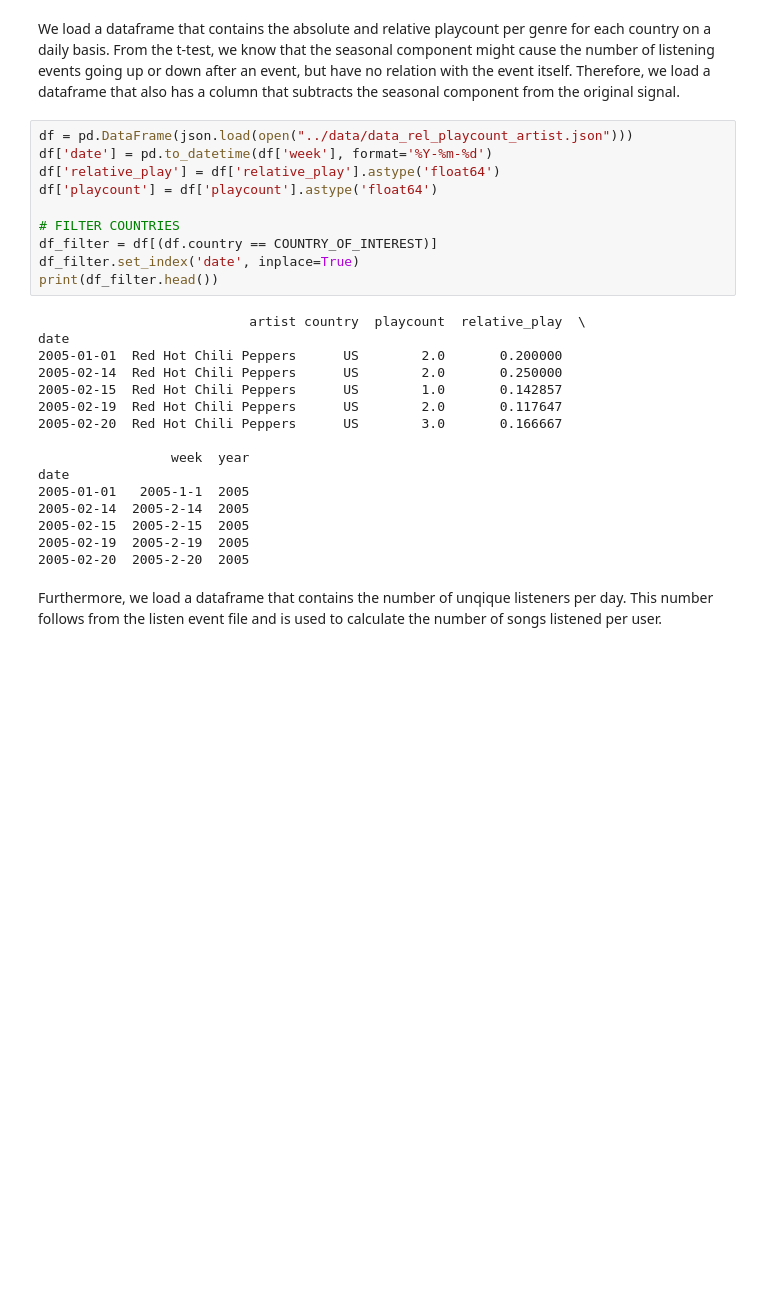
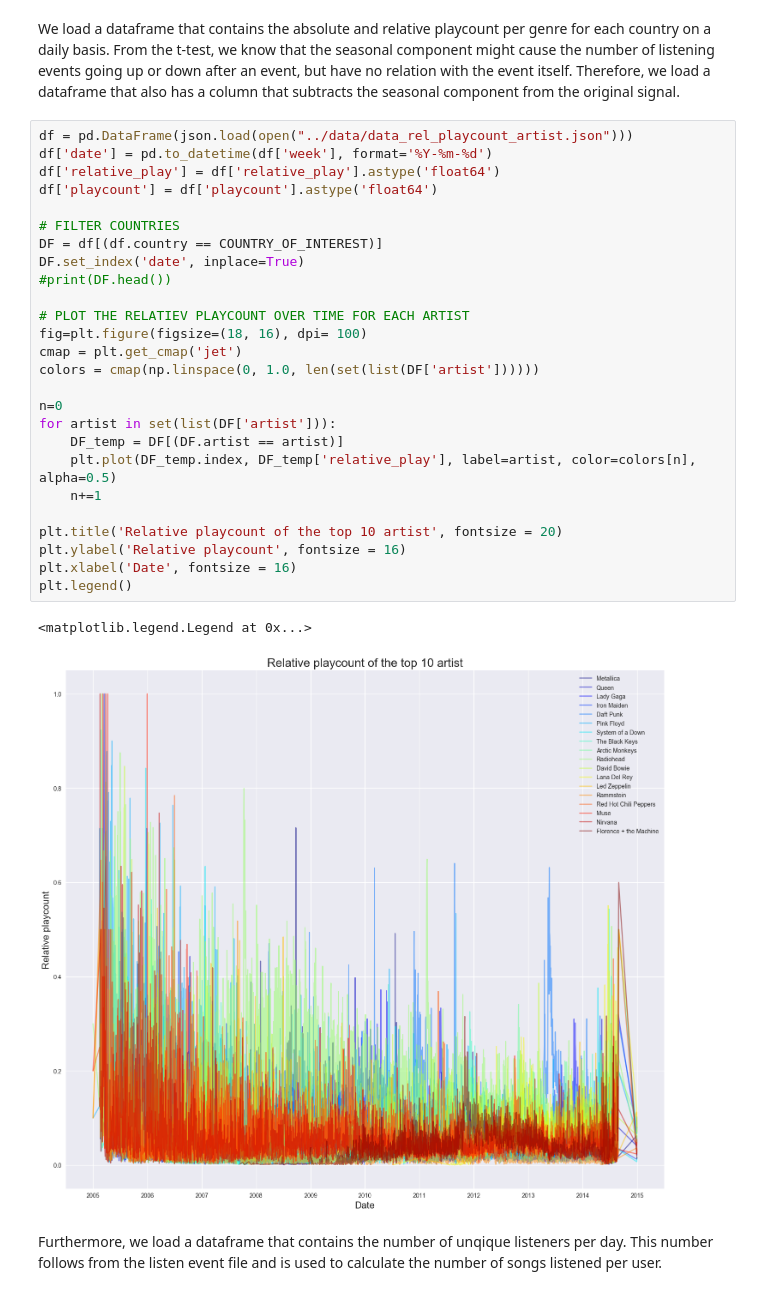
Before and after one commit to EelcoWiechert/JKU2017_music_events_impact, a Jupyter notebook: RDD-artists.ipynb, the cells around one changed output. Drawn from its saved outputs; the diff is of its cells as text; blank space fills up the shorter version.

```diff
--- a/RDD-artists.ipynb
+++ b/RDD-artists.ipynb
@@ -113,29 +114,32 @@ We load a dataframe that contains the absolute and relative playcount per genre
 # %%
 df = pd.DataFrame(json.load(open("../data/data_rel_playcount_artist.json")))
 df['date'] = pd.to_datetime(df['week'], format='%Y-%m-%d')
 df['relative_play'] = df['relative_play'].astype('float64')
 df['playcount'] = df['playcount'].astype('float64')
 
 # FILTER COUNTRIES
-df_filter = df[(df.country == COUNTRY_OF_INTEREST)]
-df_filter.set_index('date', inplace=True)
-print(df_filter.head())
+DF = df[(df.country == COUNTRY_OF_INTEREST)]
+DF.set_index('date', inplace=True)
+#print(DF.head())
+
+# PLOT THE RELATIEV PLAYCOUNT OVER TIME FOR EACH ARTIST
+fig=plt.figure(figsize=(18, 16), dpi= 100)
+cmap = plt.get_cmap('jet')
+colors = cmap(np.linspace(0, 1.0, len(set(list(DF['artist'])))))
+
+n=0
+for artist in set(list(DF['artist'])):
+    DF_temp = DF[(DF.artist == artist)]
+    plt.plot(DF_temp.index, DF_temp['relative_play'], label=artist, color=colors[n], alpha=0.5)
+    n+=1
+
+plt.title('Relative playcount of the top 10 artist', fontsize = 20)
+plt.ylabel('Relative playcount', fontsize = 16)
+plt.xlabel('Date', fontsize = 16)
+plt.legend()
 # %% [output]
-                           artist country  playcount  relative_play  \
-date
-2005-01-01  Red Hot Chili Peppers      US        2.0       0.200000
-2005-02-14  Red Hot Chili Peppers      US        2.0       0.250000
-2005-02-15  Red Hot Chili Peppers      US        1.0       0.142857
-2005-02-19  Red Hot Chili Peppers      US        2.0       0.117647
-2005-02-20  Red Hot Chili Peppers      US        3.0       0.166667
-
-                 week  year
-date
-2005-01-01   2005-1-1  2005
-2005-02-14  2005-2-14  2005
-2005-02-15  2005-2-15  2005
-2005-02-19  2005-2-19  2005
-2005-02-20  2005-2-20  2005
+<matplotlib.legend.Legend at 0x...>
+[figure, added]
 # %% [markdown]
 Furthermore, we load a dataframe that contains the number of unqique listeners per day. This number follows from the listen event file and is used to calculate the number of songs listened per user.
 # %%
```
Also changed, not shown: parts of 13 cells of this notebook.
